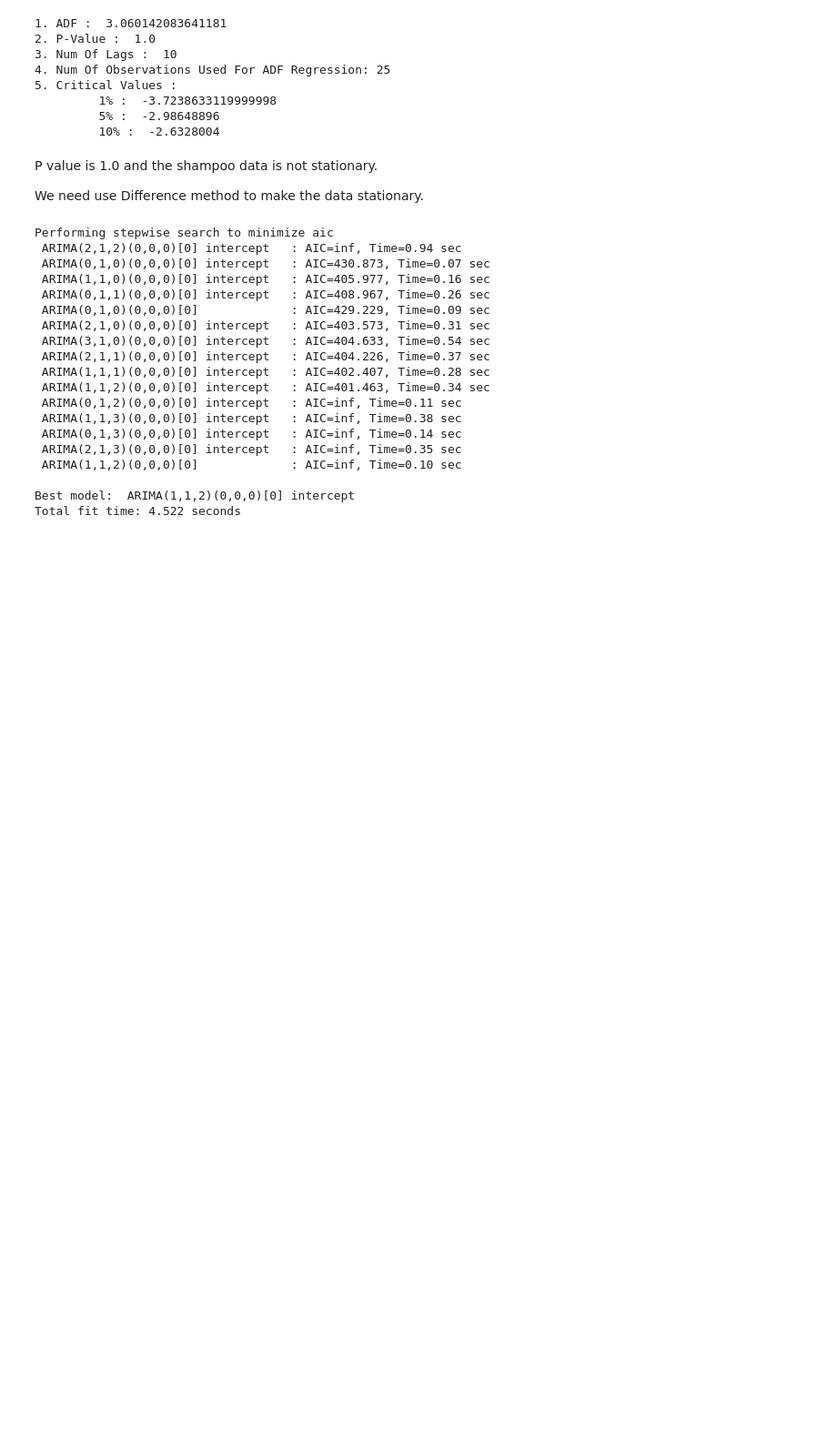
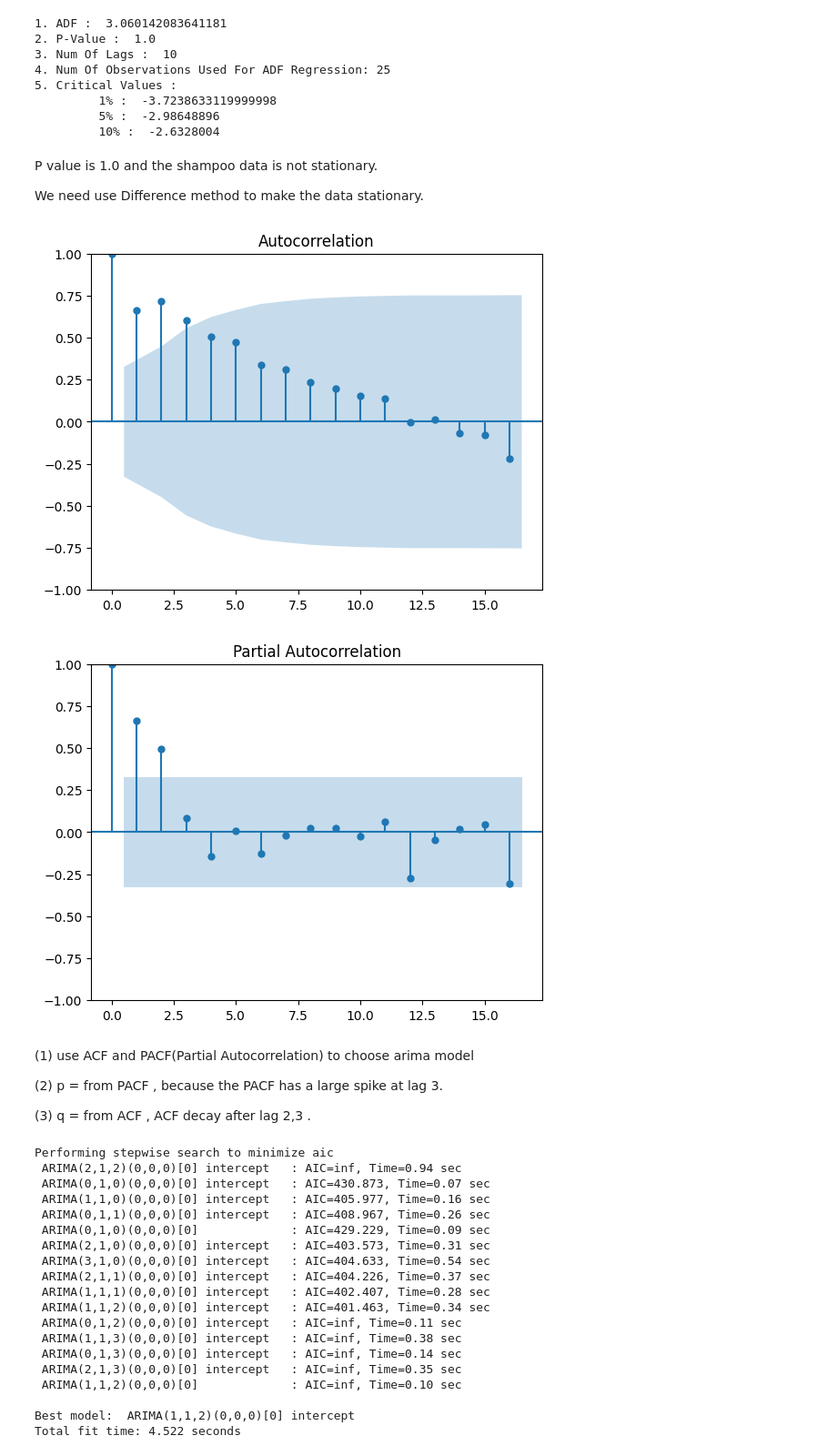
Before and after one commit to SunnyWangW/Colab, a Jupyter notebook: Forecast_Arima_model.ipynb, the cells around one changed output. Shown: that part at 91% size. Saved outputs shown, nothing was run; the diff lists cells and outputs as text; code cells hidden in the pictures; blank space fills up the shorter version.

```diff
--- a/Forecast_Arima_model.ipynb
+++ b/Forecast_Arima_model.ipynb
@@ -56,0 +70,4 @@ print(data.head())
+# %%
+for index,row in data.iterrows():
+ print (index)
+ print (row)
@@ -141,4 +175,17 @@ ad_test(df['Sales'])
 P value is 1.0 and the shampoo data is not stationary.
 
 We need use Difference method to make the data stationary.
+# %%
+from statsmodels.graphics.tsaplots import plot_acf, plot_pacf
+acf_original = plot_acf(df['Sales'])
+pacf_original = plot_pacf(df['Sales'])
+# %% [output]
+[figure, added]
+[figure, added]
+# %% [markdown]
+(1) use ACF and PACF(Partial Autocorrelation) to choose arima model
+
+(2) p = from PACF , because the PACF has a large spike at lag 3.
+
+(3) q = from ACF , ACF decay after lag 2,3 .
 # %%
```
Also changed, not shown: parts of 8 cells of this notebook.
